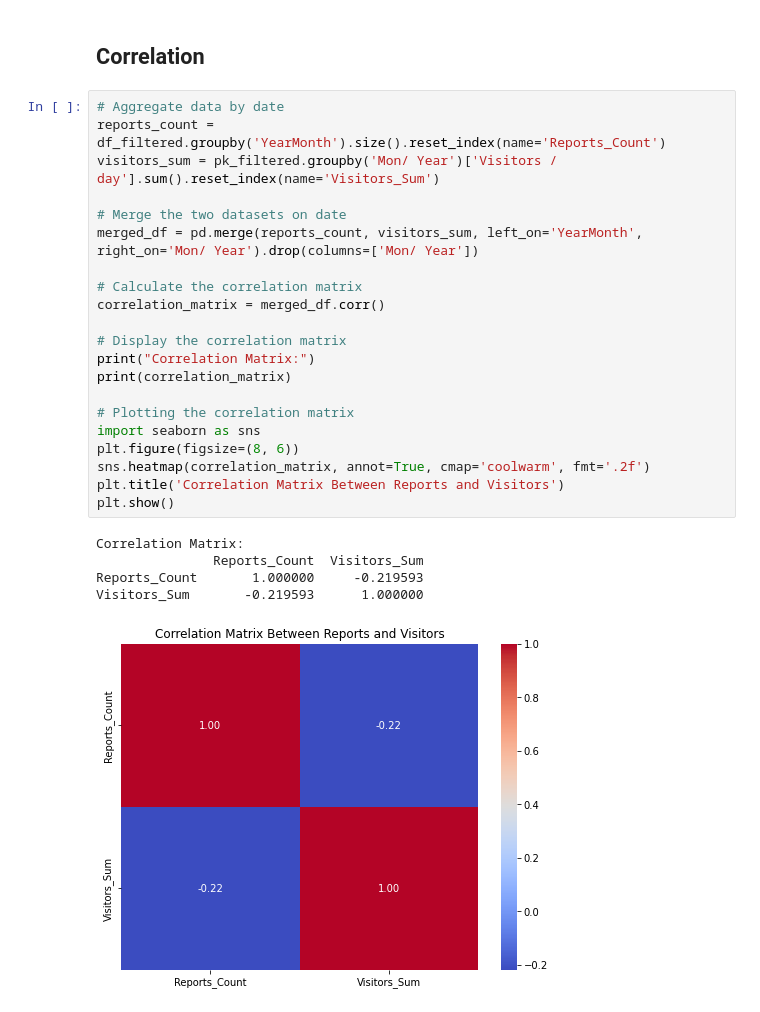
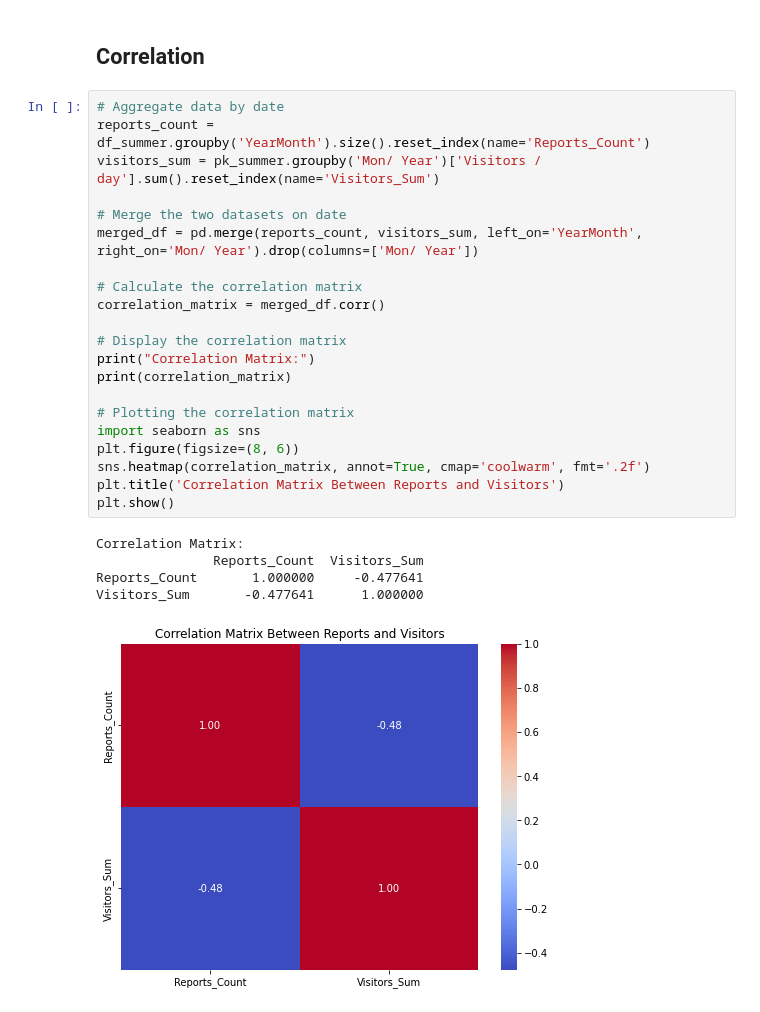
Before and after one commit to robertmounce/Python_Portfolio, a Jupyter notebook: wheel-fun-rentals-cleaning-and-basic-analysis.ipynb, the cells around one changed output. Cells and saved outputs as stored; diff of their text form.

```diff
--- a/wheel-fun-rentals-cleaning-and-basic-analysis.ipynb
+++ b/wheel-fun-rentals-cleaning-and-basic-analysis.ipynb
@@ -1317,28 +1333,28 @@ plt.show()
 ## Correlation
 # %%
 # Aggregate data by date
-reports_count = df_filtered.groupby('YearMonth').size().reset_index(name='Reports_Count')
-visitors_sum = pk_filtered.groupby('Mon/ Year')['Visitors / day'].sum().reset_index(name='Visitors_Sum')
+reports_count = df_summer.groupby('YearMonth').size().reset_index(name='Reports_Count')
+visitors_sum = pk_summer.groupby('Mon/ Year')['Visitors / day'].sum().reset_index(name='Visitors_Sum')
 
 # Merge the two datasets on date
 merged_df = pd.merge(reports_count, visitors_sum, left_on='YearMonth', right_on='Mon/ Year').drop(columns=['Mon/ Year'])
 
 # Calculate the correlation matrix
 correlation_matrix = merged_df.corr()
 
 # Display the correlation matrix
 print("Correlation Matrix:")
 print(correlation_matrix)
 
 # Plotting the correlation matrix
 import seaborn as sns
 plt.figure(figsize=(8, 6))
 sns.heatmap(correlation_matrix, annot=True, cmap='coolwarm', fmt='.2f')
 plt.title('Correlation Matrix Between Reports and Visitors')
 plt.show()
 # %% [output]
 Correlation Matrix:
                Reports_Count  Visitors_Sum
-Reports_Count       1.000000     -0.219593
-Visitors_Sum       -0.219593      1.000000
+Reports_Count       1.000000     -0.477641
+Visitors_Sum       -0.477641      1.000000
-[figure, old version]
+[figure, new version]
```
Also changed, not shown: parts of 17 cells of this notebook.
